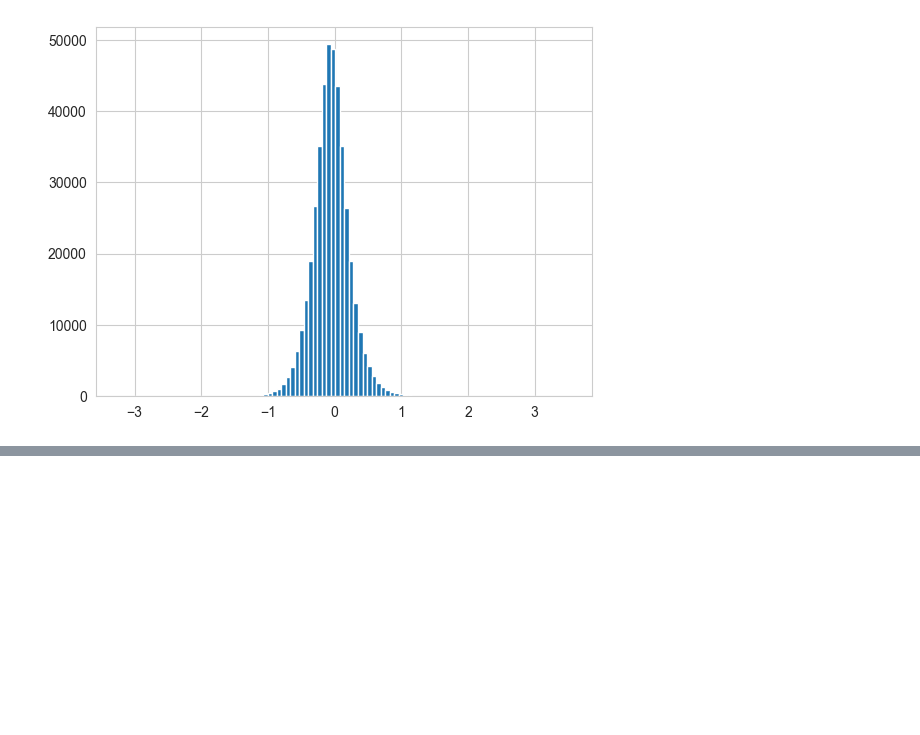
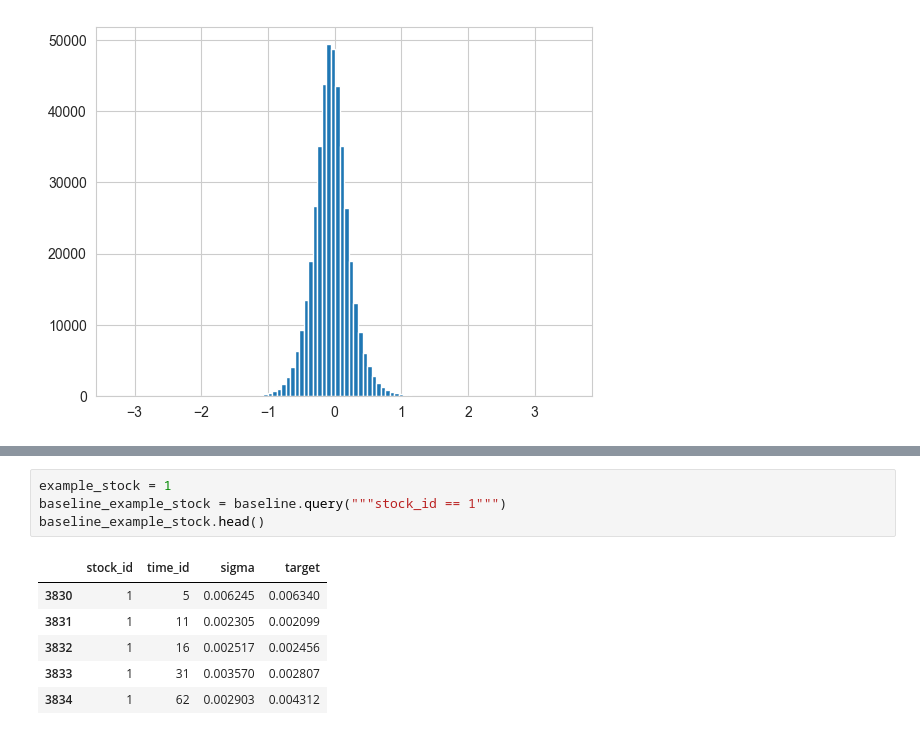
Before and after one commit to petepony/meow_meow, a Jupyter notebook: explo.ipynb, the cells around one changed output, grey strips where cells are left out. Drawn from its saved outputs; the diff is of its cells as text; blank space fills up the shorter version.

```diff
--- a/explo.ipynb
+++ b/explo.ipynb
@@ -180,0 +90,11 @@ plt.hist(np.log(ratio), density=True, bins=100)
+# %%
+example_stock = 1
+baseline_example_stock = baseline.query("""stock_id == 1""")
+baseline_example_stock.head()
+# %% [output]
+|  | stock_id | time_id | sigma | target |
+| 3830 | 1 | 5 | 0.006245 | 0.006340 |
+| 3831 | 1 | 11 | 0.002305 | 0.002099 |
+| 3832 | 1 | 16 | 0.002517 | 0.002456 |
+| 3833 | 1 | 31 | 0.003570 | 0.002807 |
+| 3834 | 1 | 62 | 0.002903 | 0.004312 |
```
Also changed, not shown: parts of 36 cells of this notebook.
